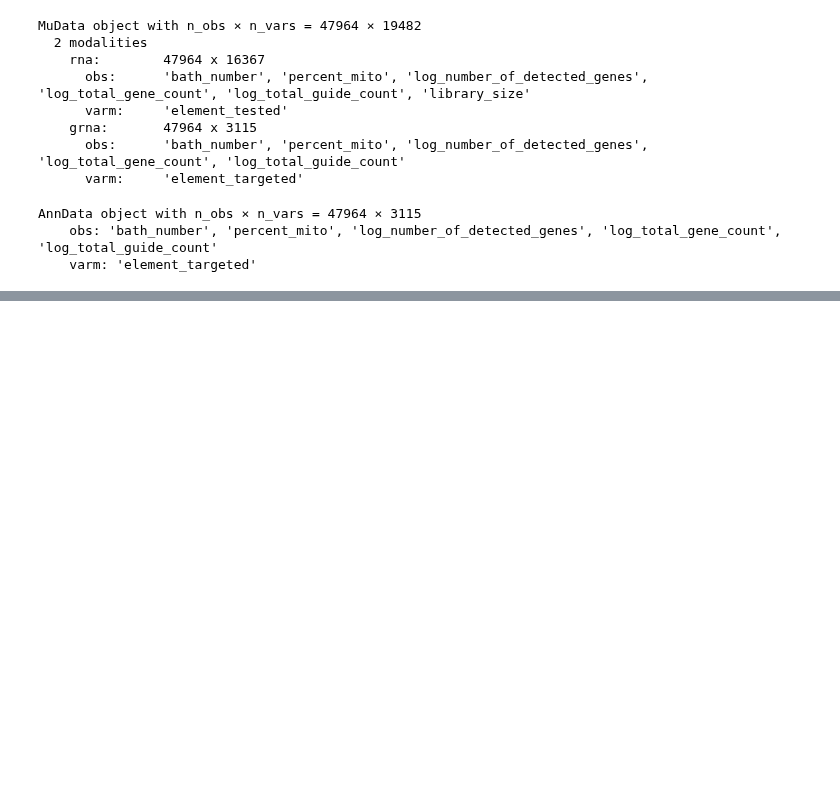
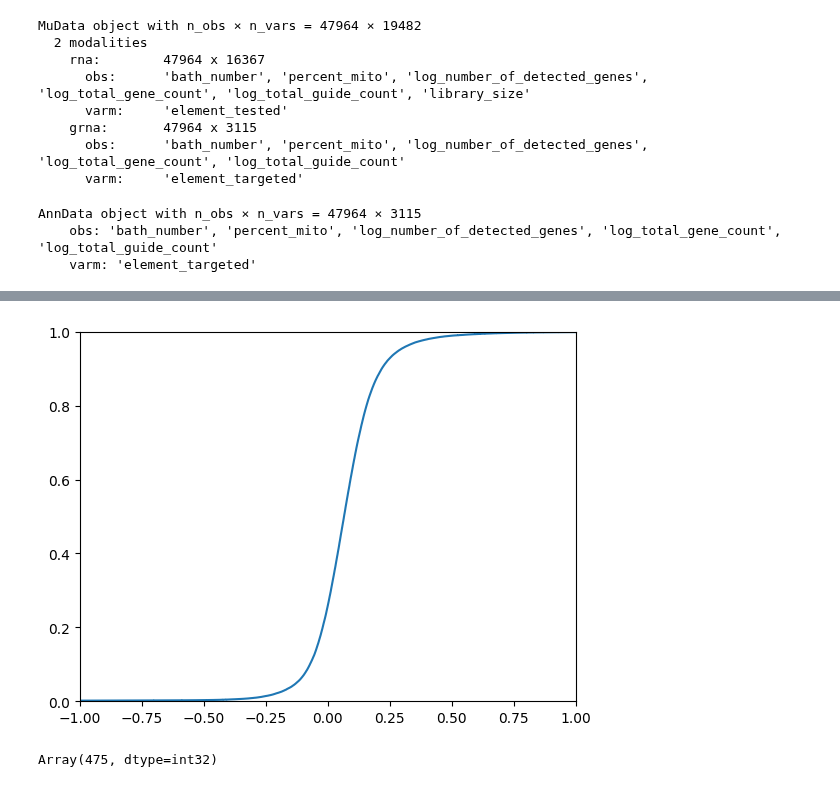
Before and after one commit to pinellolab/PerTurbo, a Jupyter notebook: docs/notebooks/gasperini_pilot_jax_multigene.ipynb, the cells around one changed output, grey strips where cells are left out. Drawn from its saved outputs; the diff is of its cells as text; code cells hidden in the pictures; blank space fills up the shorter version.

```diff
--- a/docs/notebooks/gasperini_pilot_jax_multigene.ipynb
+++ b/docs/notebooks/gasperini_pilot_jax_multigene.ipynb
@@ -93,5 +63,8 @@ selected_cells.sum()
 # %%
-grna_subset = mdata["grna"][:, element_guides > 0]
+if test_ntcs:
+    grna_subset = mdata["grna"][:, selected_guides]
+else:
+    grna_subset = mdata["grna"][:, element_guides]
 grna_subset = grna_subset[selected_cells, :]
 grna_subset
 # %% [output]
@@ -147,0 +136,5 @@ guide_obs.shape
+# %%
+targeted_in_subset = grna_subset.varm["element_targeted"].sum() > 0
+selected_elements = targeted_in_subset[targeted_in_subset].index
+guide_targets = grna_subset.varm["element_targeted"][selected_elements]
+guide_targets
@@ -182,19 +187,19 @@ plt.show()
 # %%
-perturbseq_guide = perturbseq_guide_autonormal()
+perturbseq_guide = perturbseq_guide_autonormal_turbo()
 model_args = (gene_obs,)
 model_kwargs = {
     "guide_obs": guide_obs,
+    "guide_targets": jnp.array(guide_targets.values),  # all target same element
     "covariates": cell_covariates_robust_z_scored,
     "likelihood": "NegBin",
-    "effect_type": "scale",
-    "subsample_size": 1000,
+    "subsample_size": 1024,
 }
 
 svi_result = run_svi(
     model_args,
     model_kwargs,
-    perturbseq_model,
+    perturbseq_model_turbo,
     perturbseq_guide,
     lr=0.1,
-    n_steps=200,
+    n_steps=500,
 )
@@ -294,0 +278,16 @@ for k in mcmc_posterior_samples:
+# %%
+plt.ecdf(perturbseq_guide.quantiles(params, 0.95)["log2_fold_change"].reshape(-1))
+plt.xlim(-1, 1)
+plt.show()
+# %% [output]
+[figure, added]
+# %%
+alpha = 0.001
+threshold = 0.5
+negative_pairs = perturbseq_guide.quantiles(params, 1 - alpha)["log2_fold_change"][0, ...] < -threshold
+positive_pairs = perturbseq_guide.quantiles(params, alpha)["log2_fold_change"][0, ...] > threshold
+significant_pairs = negative_pairs | positive_pairs
+significant_pairs.sum()
+# significant_pairs.shape
+# %% [output]
+Array(475, dtype=int32)
```
Also changed, not shown: parts of 28 cells of this notebook, 2 other files.
